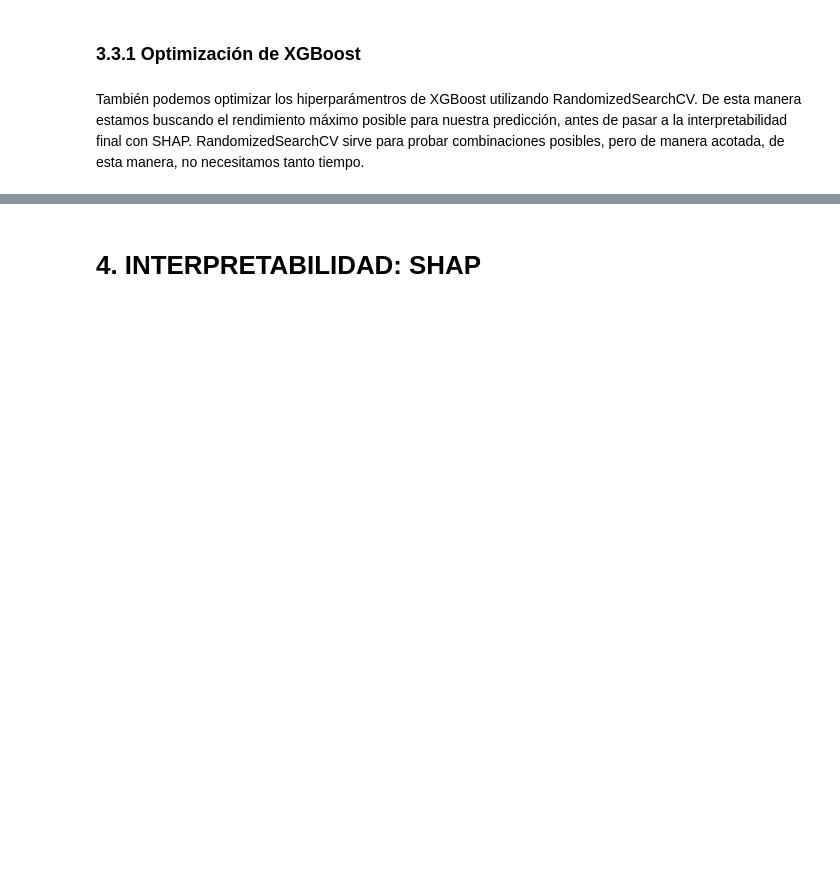
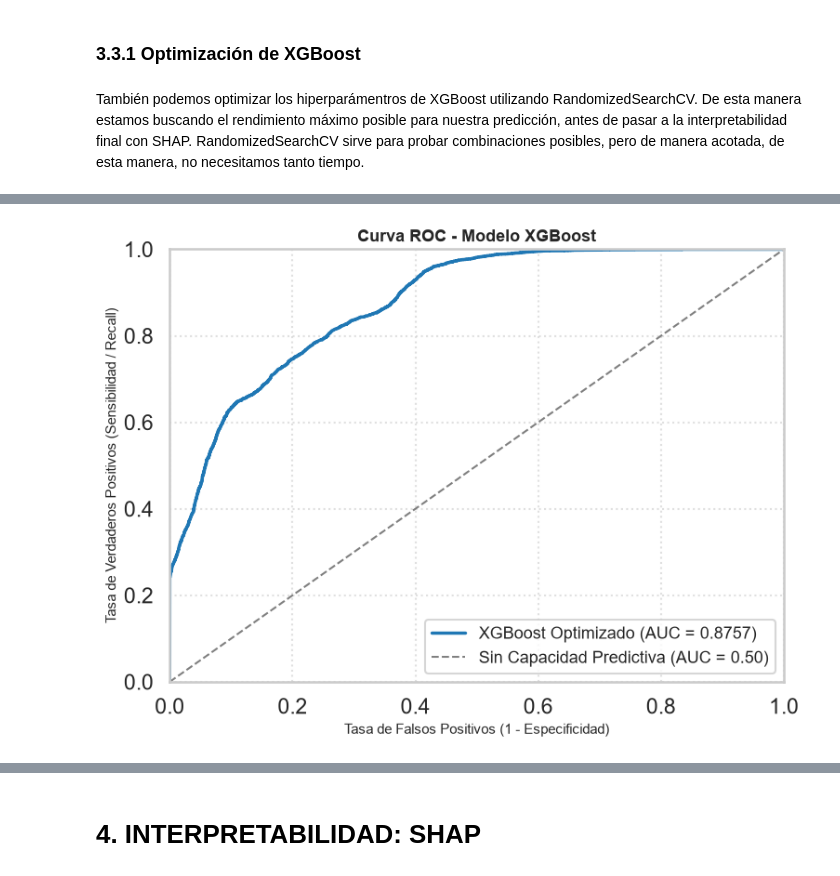
Before and after one commit to Miris-01/proyecto-ML-Evolve, a Jupyter notebook: notebook/ML-project.ipynb, the cells around one changed output, grey strips where cells are left out. Saved outputs shown, nothing was run; the diff lists cells and outputs as text; code cells hidden in the pictures; blank space fills up the shorter version.

```diff
--- a/notebook/ML-project.ipynb
+++ b/notebook/ML-project.ipynb
@@ -409,9 +427,6 @@ if 'company' in df_final.columns:
 if 'children' in df_final.columns:
     df_final['children']=df_final['children'].fillna(0)
 
-if 'babies' in df_final.columns:
-    df_final['babies']=df_final['babies'].fillna(0)
-
 nulos_restantes = df_final.isnull().sum().sum()
 print(f"Total de valores nulos en el dataset: {nulos_restantes}")
 # %% [output]
@@ -422,7 +437,7 @@ Después de ejecutar el bloque de código anterior, me doy cuenta de que aún te
 compruebo que aún tenía valores nulos, decido solucionarlo de esta manera, en el dataset final (para evitar más complicaciones teniendo
 en cuenta que trabajo 40h semanales)
 """
-#df_final['total_guests'] = df_final['adults'] + df_final['children'].fillna(0) + df_final['babies'].fillna(0)
+df_final['total_guests'] = df_final['adults'] + df_final['children'].fillna(0) + df_final['babies'].fillna(0)
 # %% [markdown]
 # 3. CONJUNTO DE ENTRENAMIENTO Y PRUEBA(TRAIN/TEST)
 ## Una vez que hemos comprobado que nuestro dataset ya está limpio, continuamos con el entrenamiento del modelo.
@@ -607,0 +682,27 @@ print(f"ROC-AUC Score Final: {roc_auc_score(y_test, y_pred_proba_best):.4f}")
+# %%
+#pintamos el gráfico de la curva ROC
+
+#calculamos probabilidades
+fpr, tpr, threholds=roc_curve(y_test, y_pred_proba_best)
+roc_auc=auc(fpr, tpr)
+
+#empezamos a pintar
+plt.figure(figsize=(8,6))
+
+plt.plot(fpr, tpr, color='#1f77b4', lw=2.5, label=f'XGBoost Optimizado (AUC = {roc_auc:.4f})')
+plt.plot([0,1],[0,1], color='gray', linestyle='--', lw=1.5, label='Sin Capacidad Predictiva (AUC = 0.50)')
+
+#configuración visual
+
+plt.xlim([0.0, 1.0])
+plt.ylim([0.0, 1.0])
+plt.xlabel('Tasa de Falsos Positivos (1 - Especificidad)', fontsize=11)
+plt.ylabel('Tasa de Verdaderos Positivos (Sensibilidad / Recall)', fontsize=11)
+plt.title('Curva ROC - Modelo XGBoost', fontsize=13, fontweight='bold')
+plt.legend(loc='lower right', fontsize=13)
+plt.grid(True, linestyle=':', alpha=0.6)
+
+plt.tight_layout()
+plt.show()
+# %% [output]
+[figure, added]
```
Also changed, not shown: parts of 12 cells of this notebook.
